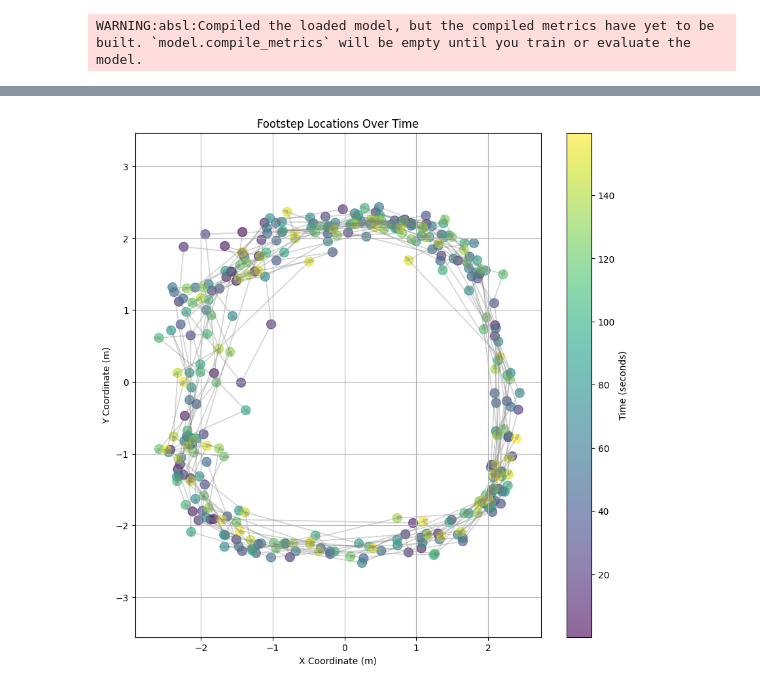
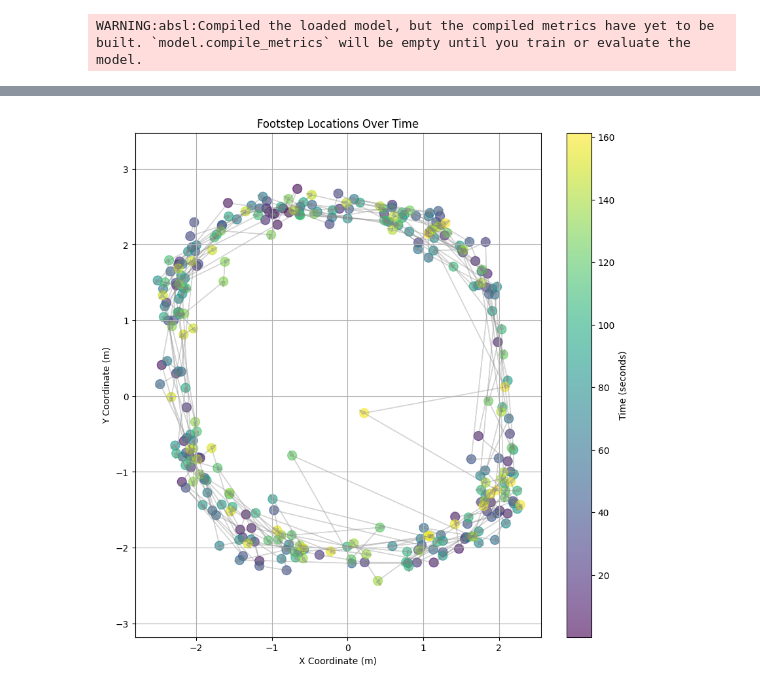
Before and after one commit to okcheeese/Footstep-Detection-and-Classification, a Jupyter notebook: AFPILD_Predict.ipynb, the cells around one changed output, grey strips where cells are left out. Cells and saved outputs as stored; diff of their text form; code cells hidden in the pictures.

```diff
--- a/AFPILD_Predict.ipynb
+++ b/AFPILD_Predict.ipynb
@@ -92,12 +92,9 @@ def extract_features(audio_file, sr=16000):
     return gcc_fea, spectra_fea
 # %%
 def detect_footsteps(audio_file, sr=16000):
-    """
-    Detect individual footsteps in the audio file and return their start times
-    """
     # Load audio (use first channel for detection)
     audio, sr = librosa.load(audio_file, sr=sr, mono=False)
-    audio_mono = audio[0]  # Use first channel for detection
+    audio_mono = audio[0]
 
     # Compute onset strength
     onset_env = librosa.onset.onset_strength(y=audio_mono, sr=sr)
@@ -105,8 +102,8 @@ def detect_footsteps(audio_file, sr=16000):
     # Detect onset peaks (footsteps)
     onset_frames = librosa.onset.onset_detect(onset_envelope=onset_env,
                                             sr=sr,
-                                            wait=10,  # Minimum number of frames between onset detections
-                                            pre_avg=10,  # Number of frames for onset envelope normalization
+                                            wait=10,
+                                            pre_avg=10,
                                             post_avg=10,
                                             pre_max=10,
                                             post_max=10)
@@ -117,9 +114,7 @@ def detect_footsteps(audio_file, sr=16000):
     return onset_times, audio
 # %%
 def segment_audio(audio, onset_times, sr=16000, segment_duration=0.64):
-    """
-    Segment audio into individual footstep segments
-    """
+
     segments = []
     segment_samples = int(segment_duration * sr)
 
@@ -217,15 +212,15 @@ def plot_footstep_locations(predictions):
 def mse(y_true, y_pred):
     return MeanSquaredError()(y_true, y_pred)
 # %%
-model_path = "best_model.h5"  # Update this path to your model location
-audio_file = "s03_1_footstep_audio.wav"  # Update this path to your audio file location
+model_path = "best_model.h5"
+audio_file = "s09_1_footstep_audio.wav"
 
 try:
     predictions = predict_locations(model_path, audio_file)
 
     # Print predictions
-    # for i, pred in enumerate(predictions):
-    #     print(f"Footstep {i+1} at {pred['time']:.2f}s: x={pred['x']:.2f}, y={pred['y']:.2f}")
+    for i, pred in enumerate(predictions):
+        print(f"Footstep {i+1} at {pred['time']:.2f}s: x={pred['x']:.2f}, y={pred['y']:.2f}")
 
     # Plot results
     plt = plot_footstep_locations(predictions)
@@ -255 +250 @@ Features Extracted
-[figure, old version]
+[figure, new version]
```
Also changed, not shown: parts of 2 cells of this notebook.
